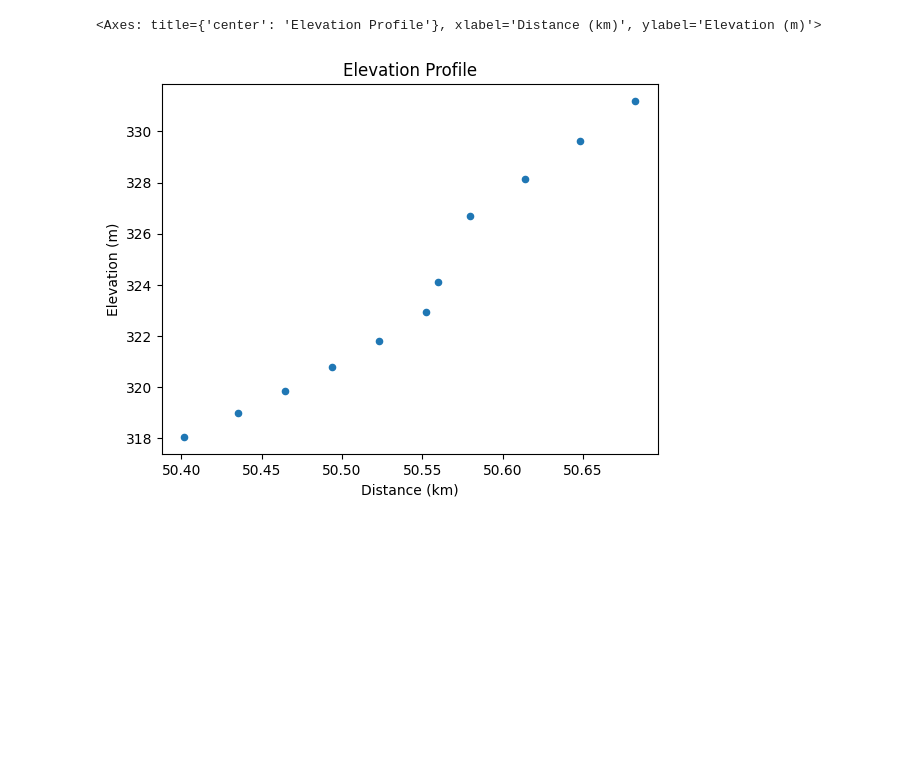
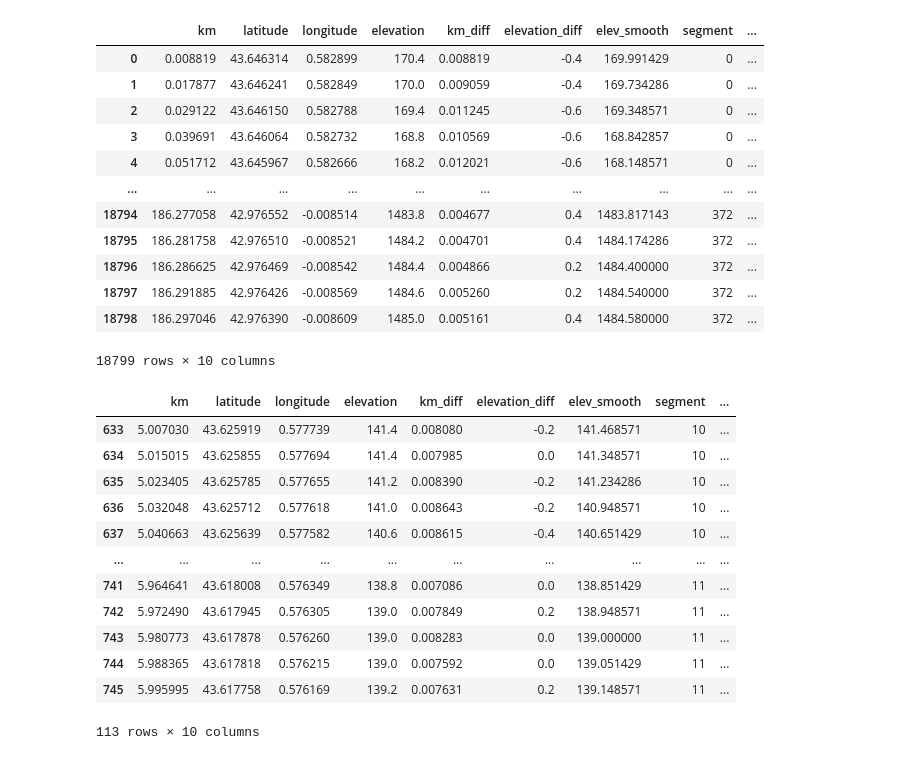
Before and after one commit to MichalMakowiejczuk/GPX-analyzer, a Jupyter notebook: elevation_outliers.ipynb, the cells around one changed output. Cells and saved outputs as stored; diff of their text form; code cells hidden in the pictures; blank space fills up the shorter version.

```diff
--- a/elevation_outliers.ipynb
+++ b/elevation_outliers.ipynb
@@ -92,8 +30,42 @@ track_df_cleaned
-# %%
-# between km 11 and 12
-part = track_df_cleaned.loc[(track_df_cleaned["km"] >= 50.4) & (track_df_cleaned["km"] <= 50.7)]
-
-part.plot(x="km", y="elevation", title="Elevation Profile", ylabel="Elevation (m)", xlabel="Distance (km)", kind="scatter")
-# %% [output]
-<Axes: title={'center': 'Elevation Profile'}, xlabel='Distance (km)', ylabel='Elevation (m)'>
-[figure, removed]
+# %%
+parser = GPXParser("sample_data/TDF_stage12.gpx")
+track_df_strava = parser.parse_to_dataframe()
+# km to m
+track_df_strava["km_diff"] = track_df_strava["km"].diff()
+track_df_strava["elevation_diff"] = track_df_strava["elevation"].diff().round(4)
+
+elev_prof_strava = ElevationProfile(track_df_strava)
+track_df_strava = elev_prof_strava.get_route_data()
+
+track_df_strava
+# %% [output]
+|  | km | latitude | longitude | elevation | km_diff | elevation_diff | elev_smooth | segment | ... |
+| 0 | 0.008819 | 43.646314 | 0.582899 | 170.4 | 0.008819 | -0.4 | 169.991429 | 0 | ... |
+| 1 | 0.017877 | 43.646241 | 0.582849 | 170.0 | 0.009059 | -0.4 | 169.734286 | 0 | ... |
+| 2 | 0.029122 | 43.646150 | 0.582788 | 169.4 | 0.011245 | -0.6 | 169.348571 | 0 | ... |
+| 3 | 0.039691 | 43.646064 | 0.582732 | 168.8 | 0.010569 | -0.6 | 168.842857 | 0 | ... |
+| 4 | 0.051712 | 43.645967 | 0.582666 | 168.2 | 0.012021 | -0.6 | 168.148571 | 0 | ... |
+| ... | ... | ... | ... | ... | ... | ... | ... | ... | ... |
+| 18794 | 186.277058 | 42.976552 | -0.008514 | 1483.8 | 0.004677 | 0.4 | 1483.817143 | 372 | ... |
+| 18795 | 186.281758 | 42.976510 | -0.008521 | 1484.2 | 0.004701 | 0.4 | 1484.174286 | 372 | ... |
+| 18796 | 186.286625 | 42.976469 | -0.008542 | 1484.4 | 0.004866 | 0.2 | 1484.400000 | 372 | ... |
+| 18797 | 186.291885 | 42.976426 | -0.008569 | 1484.6 | 0.005260 | 0.2 | 1484.540000 | 372 | ... |
+| 18798 | 186.297046 | 42.976390 | -0.008609 | 1485.0 | 0.005161 | 0.4 | 1484.580000 | 372 | ... |
+18799 rows × 10 columns
+# %%
+segment_df = track_df_strava[(track_df_strava["km"] >= 5) & (track_df_strava["km"] <= 6)]
+segment_df
+# %% [output]
+|  | km | latitude | longitude | elevation | km_diff | elevation_diff | elev_smooth | segment | ... |
+| 633 | 5.007030 | 43.625919 | 0.577739 | 141.4 | 0.008080 | -0.2 | 141.468571 | 10 | ... |
+| 634 | 5.015015 | 43.625855 | 0.577694 | 141.4 | 0.007985 | 0.0 | 141.348571 | 10 | ... |
+| 635 | 5.023405 | 43.625785 | 0.577655 | 141.2 | 0.008390 | -0.2 | 141.234286 | 10 | ... |
+| 636 | 5.032048 | 43.625712 | 0.577618 | 141.0 | 0.008643 | -0.2 | 140.948571 | 10 | ... |
+| 637 | 5.040663 | 43.625639 | 0.577582 | 140.6 | 0.008615 | -0.4 | 140.651429 | 10 | ... |
+| ... | ... | ... | ... | ... | ... | ... | ... | ... | ... |
+| 741 | 5.964641 | 43.618008 | 0.576349 | 138.8 | 0.007086 | 0.0 | 138.851429 | 11 | ... |
+| 742 | 5.972490 | 43.617945 | 0.576305 | 139.0 | 0.007849 | 0.2 | 138.948571 | 11 | ... |
+| 743 | 5.980773 | 43.617878 | 0.576260 | 139.0 | 0.008283 | 0.0 | 139.000000 | 11 | ... |
+| 744 | 5.988365 | 43.617818 | 0.576215 | 139.0 | 0.007592 | 0.0 | 139.051429 | 11 | ... |
+| 745 | 5.995995 | 43.617758 | 0.576169 | 139.2 | 0.007631 | 0.2 | 139.148571 | 11 | ... |
+113 rows × 10 columns
```
Also changed, not shown: parts of 7 cells of this notebook, 8 other files.
